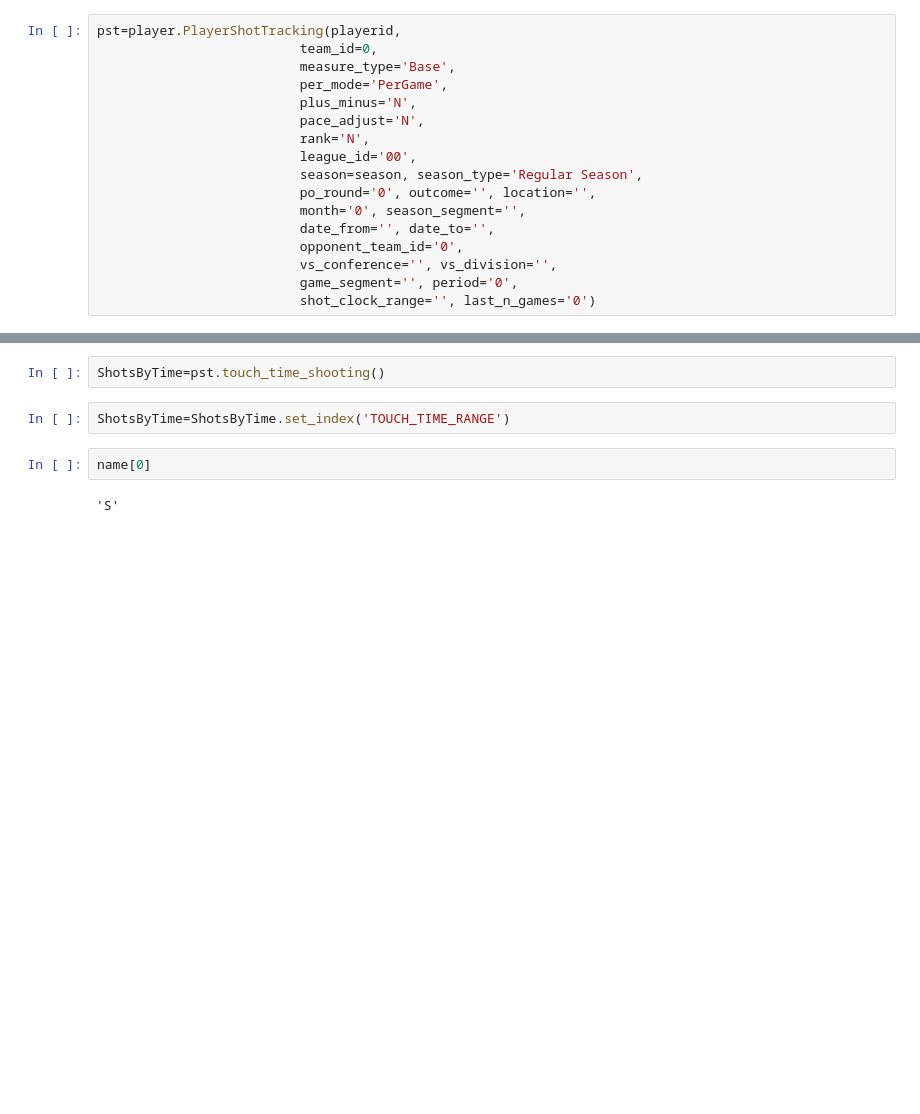
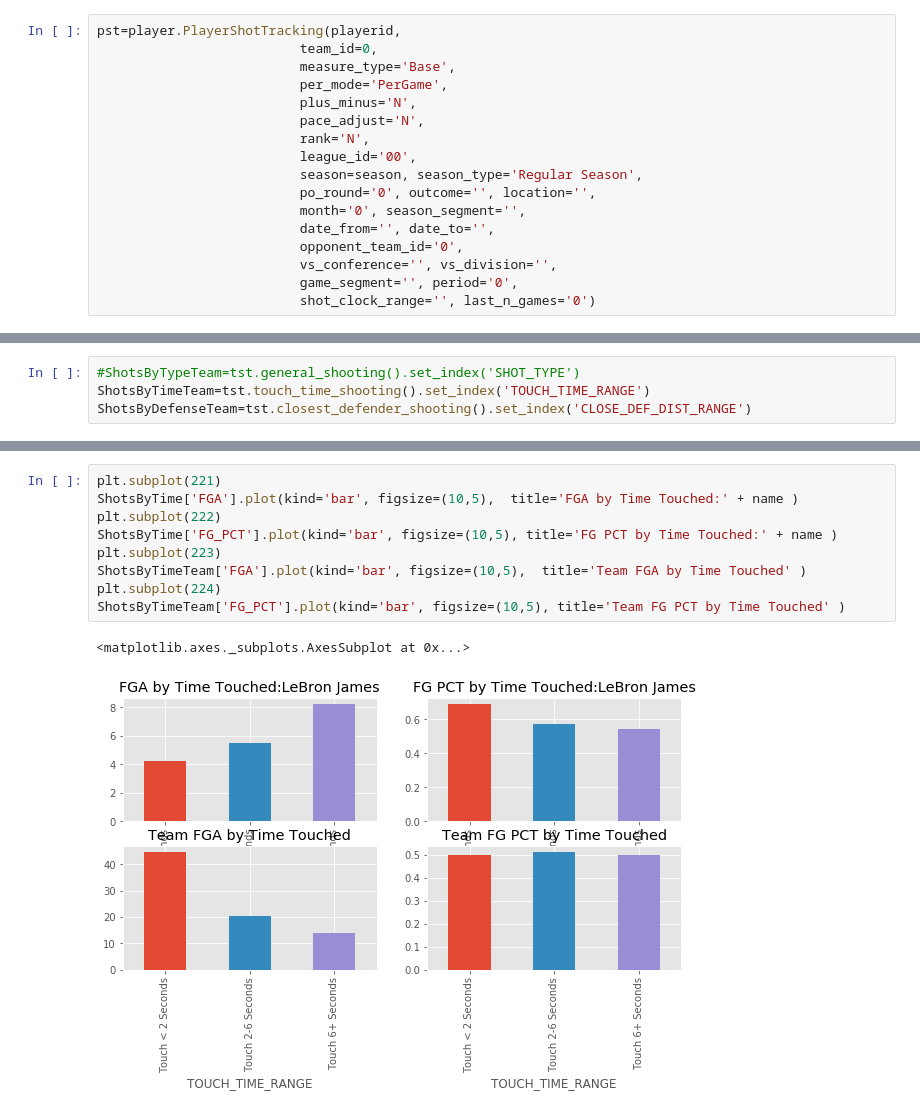
Before and after one commit to burkett88/nbastats, a Jupyter notebook: ShootingStats.ipynb, the cells around one changed output, grey strips where cells are left out. Cells and saved outputs as stored; diff of their text form; blank space fills up the shorter version.

```diff
--- a/ShootingStats.ipynb
+++ b/ShootingStats.ipynb
@@ -47,3 +66,7 @@ shotsByType=pst.general_shooting().set_index('SHOT_TYPE')
+# %%
+#ShotsByTypeTeam=tst.general_shooting().set_index('SHOT_TYPE')
+ShotsByTimeTeam=tst.touch_time_shooting().set_index('TOUCH_TIME_RANGE')
+ShotsByDefenseTeam=tst.closest_defender_shooting().set_index('CLOSE_DEF_DIST_RANGE')
 # %%
 plt.suptitle(name + ', ' + season)
 plt.subplot(121)
@@ -60,9 +79,13 @@ Populating the interactive namespace from numpy and matplotlib
-# %%
-ShotsByTime=pst.touch_time_shooting()
-# %%
-ShotsByTime=ShotsByTime.set_index('TOUCH_TIME_RANGE')
-# %%
-name[0]
-# %% [output]
-'S'
+# %%
+plt.subplot(221)
+ShotsByTime['FGA'].plot(kind='bar', figsize=(10,5),  title='FGA by Time Touched:' + name )
+plt.subplot(222)
+ShotsByTime['FG_PCT'].plot(kind='bar', figsize=(10,5), title='FG PCT by Time Touched:' + name )
+plt.subplot(223)
+ShotsByTimeTeam['FGA'].plot(kind='bar', figsize=(10,5),  title='Team FGA by Time Touched' )
+plt.subplot(224)
+ShotsByTimeTeam['FG_PCT'].plot(kind='bar', figsize=(10,5), title='Team FG PCT by Time Touched' )
+# %% [output]
+<matplotlib.axes._subplots.AxesSubplot at 0x...>
+[figure, added]
 # %%
```
Also changed, not shown: parts of 24 cells of this notebook.
